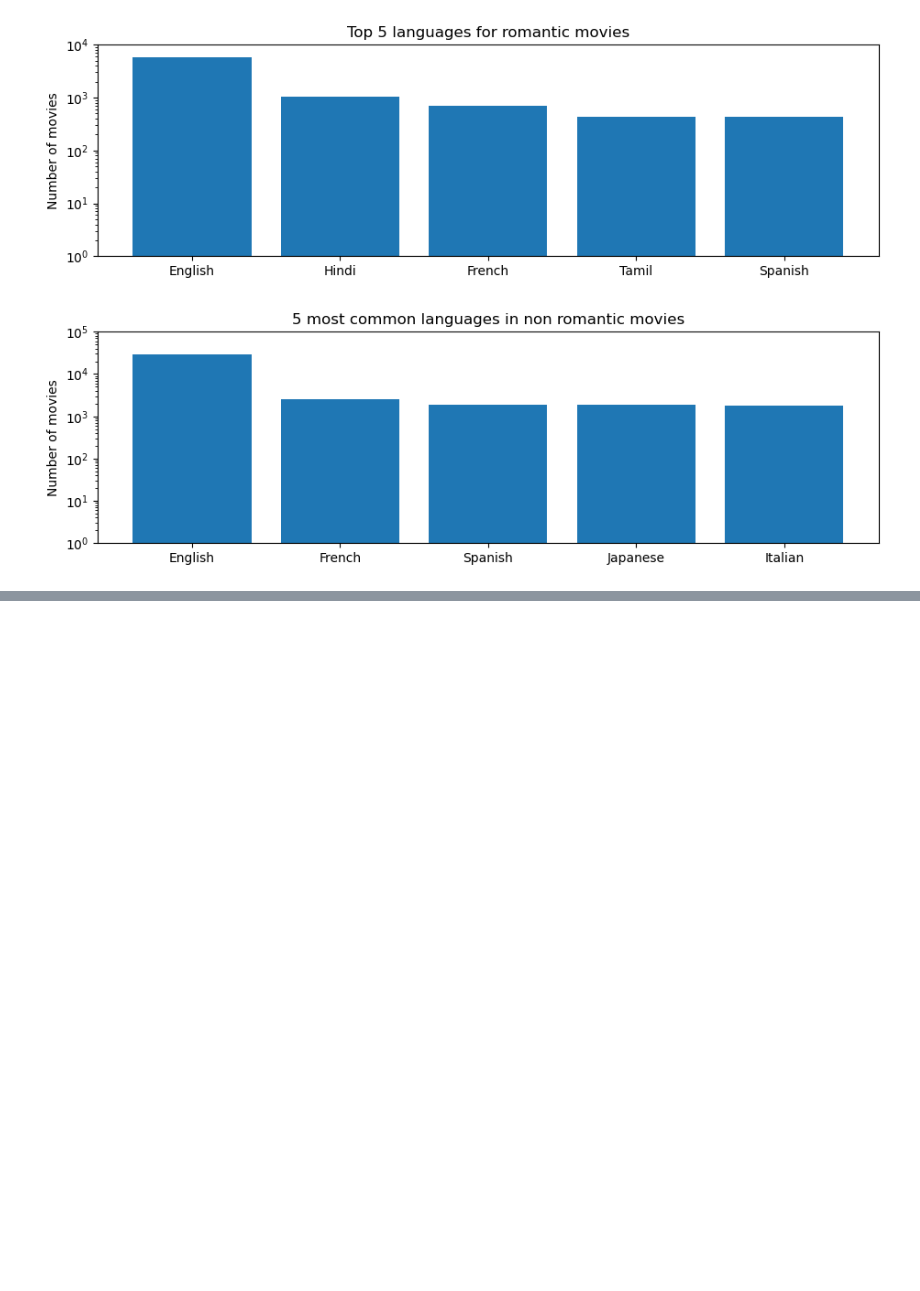
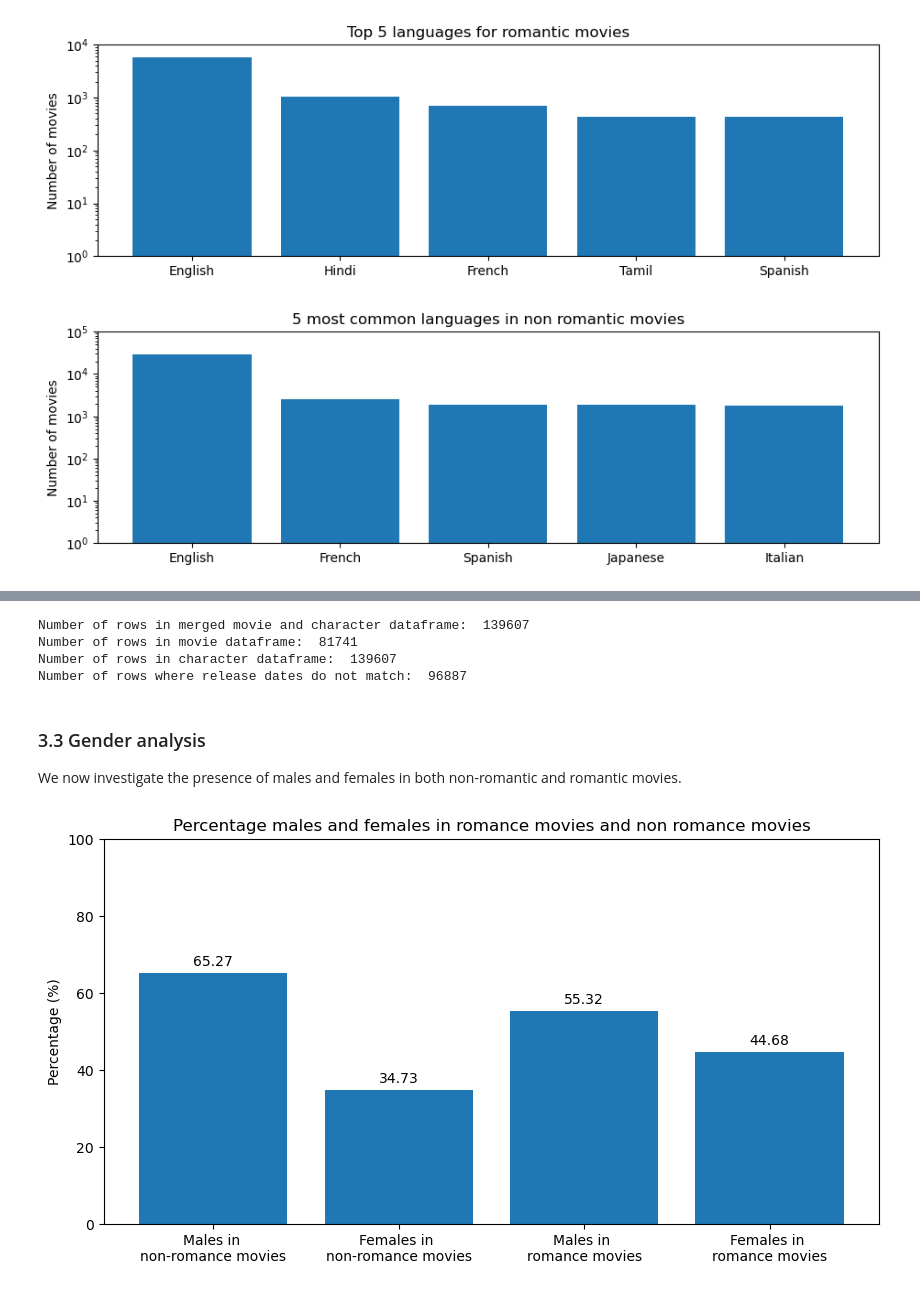
Before and after one commit to epfl-ada/ada-2022-project-toestewbrr, a Jupyter notebook: general_analysis.ipynb, the cells around one changed output, grey strips where cells are left out. Drawn from its saved outputs; the diff is of its cells as text; code cells hidden in the pictures; blank space fills up the shorter version.

Commit message:
analysis char metadata

```diff
--- a/general_analysis.ipynb
+++ b/general_analysis.ipynb
@@ -498,0 +599,48 @@ plt.show()
+# %%
+# Merge movie metadata and character metadata by wikipedia ID, freebase ID and release date
+movie_char_df = pd.merge(movie_df, char_df, how='inner', left_on=['Wikipedia ID', 'Freebase ID'], right_on=['Wikipedia ID', 'Freebase ID'])
+
+# print number of rows that were lost in the merge
+print('Number of rows in merged movie and character dataframe: ', len(movie_char_df))
+print('Number of rows in movie dataframe: ', len(movie_df))
+print('Number of rows in character dataframe: ', len(char_df))
+
+# print number of rows where the two release dates do not match
+print('Number of rows where release dates do not match: ', len(movie_char_df.loc[movie_char_df['Release date_x'] != movie_char_df['Release date_y']]))
+
+# Filter the romantic and non-romantic movies from the merged dataframe
+romance_movies_merged = movie_char_df[movie_char_df['Genres'].apply(is_romantic(slice(0, 5)))]
+non_romance_movies_merged = movie_char_df[movie_char_df['Genres'].apply(
+    is_not_romantic(slice(0, 5)))]
+# %% [output]
+Number of rows in merged movie and character dataframe:  139607
+Number of rows in movie dataframe:  81741
+Number of rows in character dataframe:  139607
+Number of rows where release dates do not match:  96887
+# %% [markdown]
+### 3.3 Gender analysis
+
+We now investigate the presence of males and females in both non-romantic and romantic movies.
+# %%
+# Calculate percentages of gender categories in romantic and non-romantic movies
+counts_romance = romance_movies_merged['Gender'].value_counts()
+counts_non_romance = non_romance_movies_merged['Gender'].value_counts()
+percentage_male_romance = round(counts_romance['M'] * 100/counts_romance.values.sum(), 2)
+percentage_female_romance = 100 - percentage_male_romance
+percentage_male_non_romance = round(counts_non_romance['M'] * 100/counts_non_romance.values.sum(), 2)
+percentage_female_non_romance = 100 - percentage_male_non_romance
+
+indices = ['Males in \nnon-romance movies', 'Females in \nnon-romance movies',
+           'Males in \nromance movies', 'Females in \nromance movies']
+values = [percentage_male_non_romance, percentage_female_non_romance, percentage_male_romance, percentage_female_romance]
+
+#Make bar chart which is wide
+fig, ax = plt.subplots(figsize=(10, 5))
+bars = ax.bar(indices, values)
+ax.bar_label(bars, padding=3)
+ax.set_title('Percentage males and females in romance movies and non romance movies')
+ax.set_ylabel('Percentage (%)')
+ax.set_ylim(0, 100)
+plt.show()
+# %% [output]
+[figure, added]
```
Also changed, not shown: parts of 22 cells of this notebook.
